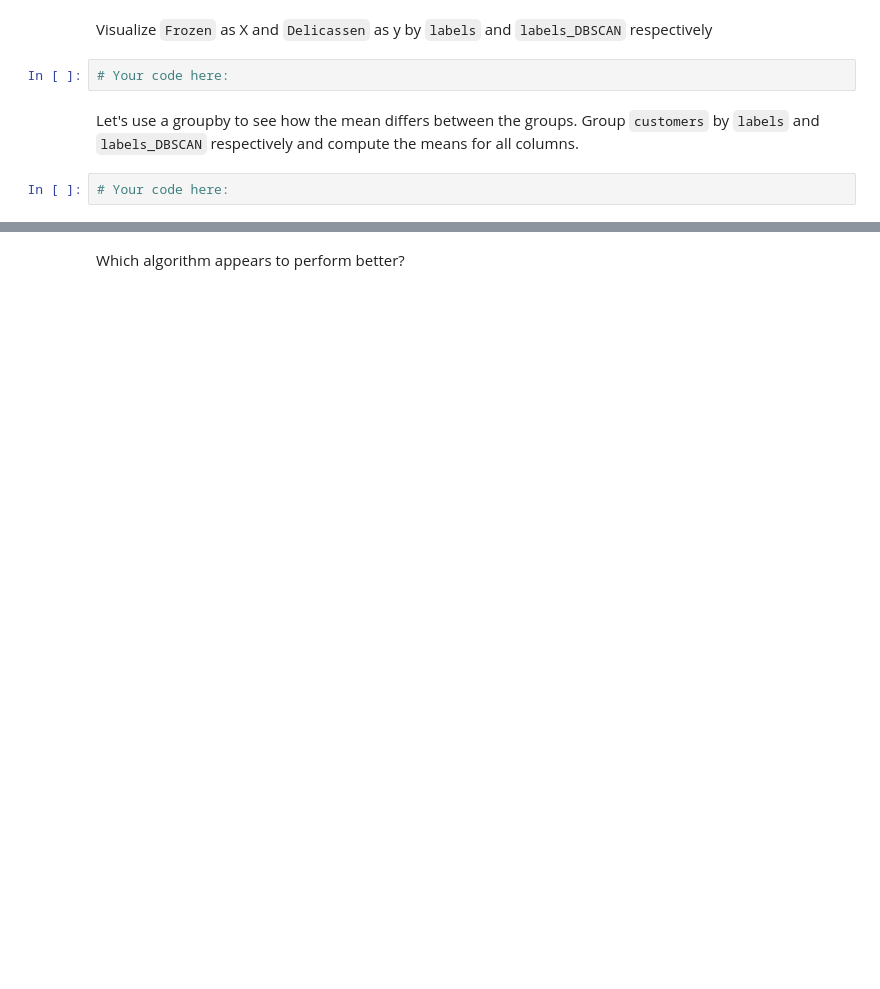
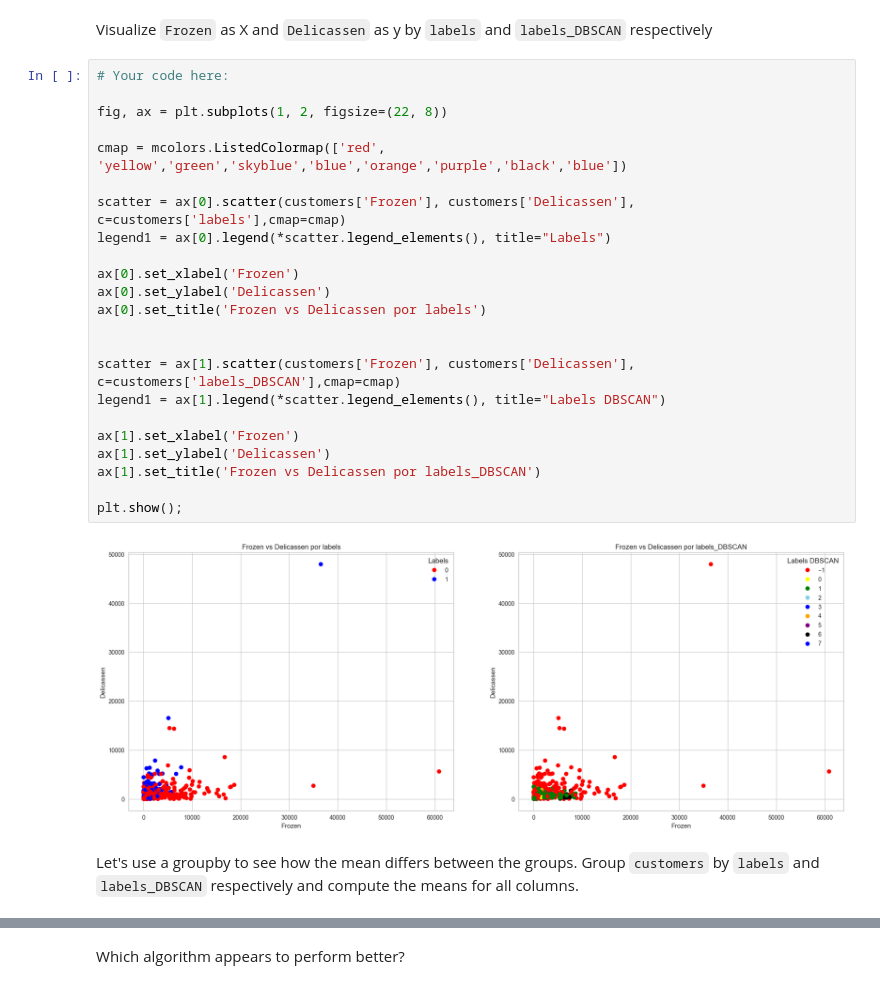
Before and after one commit to Ironhack-Data-Madrid-Octubre-2023/7.4-lab_unsupervised_learning, a Jupyter notebook: your-code/main.ipynb, the cells around one changed output, grey strips where cells are left out. Saved outputs shown, nothing was run; the diff lists cells and outputs as text; blank space fills up the shorter version.

```diff
--- a/your-code/main.ipynb
+++ b/your-code/main.ipynb
@@ -357,8 +352,29 @@ Visualize `Grocery` as X and `Fresh` as y by `labels` and `labels_DBSCAN` respec
 # %% [markdown]
 Visualize `Frozen` as X and `Delicassen` as y by `labels` and `labels_DBSCAN` respectively
-# %%
-# Your code here:
+# %%
+# Your code here:
+
+fig, ax = plt.subplots(1, 2, figsize=(22, 8))
+
+cmap = mcolors.ListedColormap(['red', 'yellow','green','skyblue','blue','orange','purple','black','blue'])
+
+scatter = ax[0].scatter(customers['Frozen'], customers['Delicassen'], c=customers['labels'],cmap=cmap)
+legend1 = ax[0].legend(*scatter.legend_elements(), title="Labels")
+
+ax[0].set_xlabel('Frozen')
+ax[0].set_ylabel('Delicassen')
+ax[0].set_title('Frozen vs Delicassen por labels')
+
+
+scatter = ax[1].scatter(customers['Frozen'], customers['Delicassen'], c=customers['labels_DBSCAN'],cmap=cmap)
+legend1 = ax[1].legend(*scatter.legend_elements(), title="Labels DBSCAN")
+
+ax[1].set_xlabel('Frozen')
+ax[1].set_ylabel('Delicassen')
+ax[1].set_title('Frozen vs Delicassen por labels_DBSCAN')
+
+plt.show();
+# %% [output]
+[figure, added]
 # %% [markdown]
 Let's use a groupby to see how the mean differs between the groups. Group `customers` by `labels` and `labels_DBSCAN` respectively and compute the means for all columns.
-# %%
-# Your code here:
```
Also changed, not shown: parts of 20 cells of this notebook.
